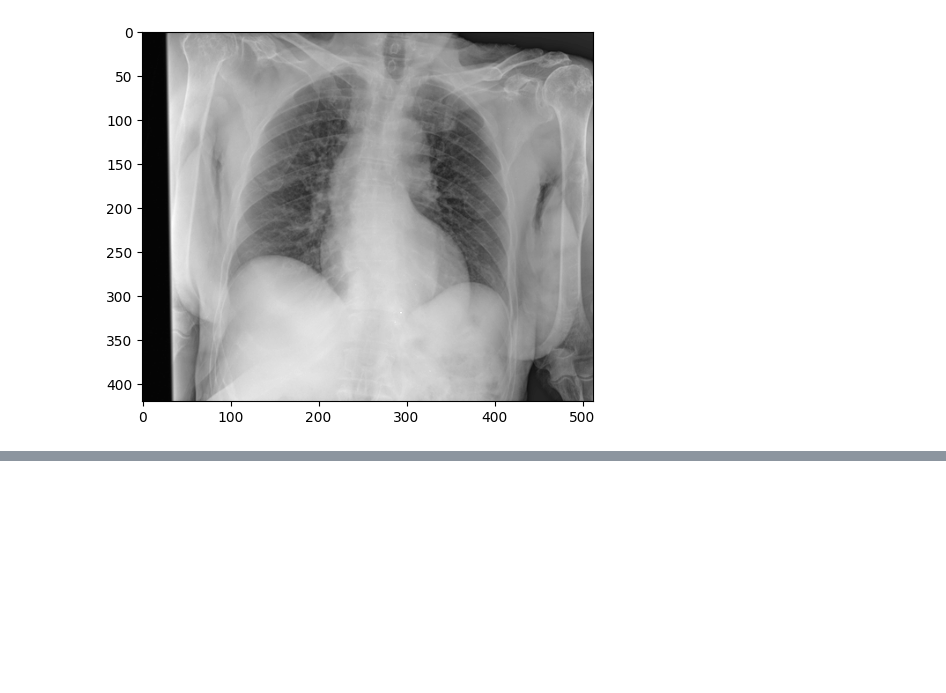
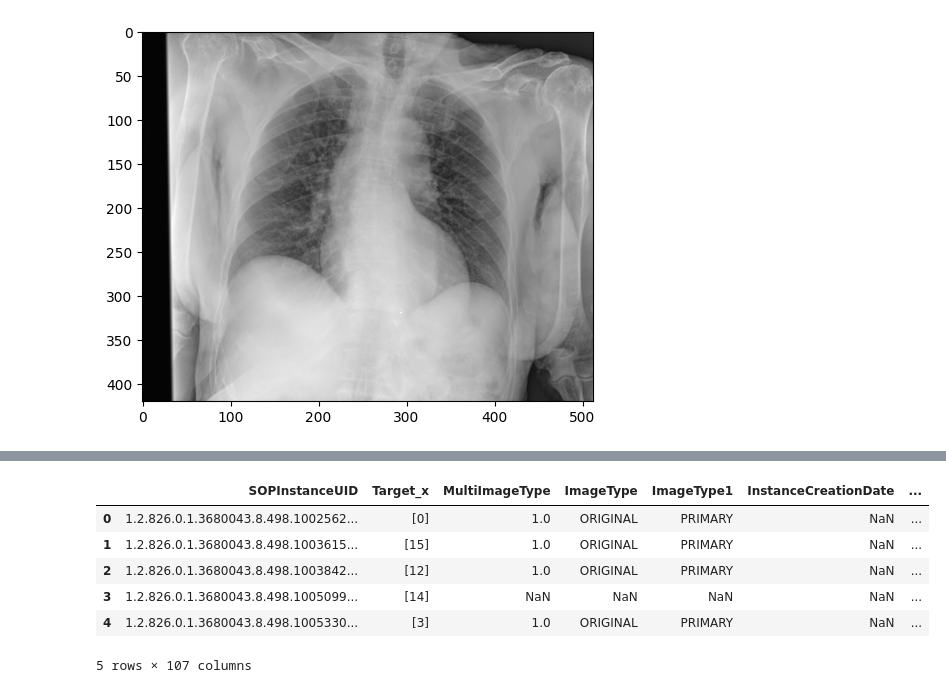
Before and after one commit to Kachroo-cheena/xray_bodypart_classificatiom, a Jupyter notebook: script.ipynb, the cells around one changed output, grey strips where cells are left out. Saved outputs shown, nothing was run; the diff lists cells and outputs as text; code cells hidden in the pictures; blank space fills up the shorter version.

```diff
--- a/script.ipynb
+++ b/script.ipynb
@@ -35,0 +117,6 @@ plt.imshow(image, cmap='gray')
+# %%
+# create a df 'train_dff' and extract required series
+train_dff = pd.DataFrame()
+train_dff['SOPInstanceUID'] = train_df['SOPInstanceUID']
+train_dff['Target'] = train_df['Target']
+train_dff.head(10)
@@ -35,0 +200,3 @@ plt.imshow(image, cmap='gray')
+# %%
+# creating a new series 'Labels' with str representation of labels
+train_dff['Labels'] = train_dff['Target'].apply(lambda x: ' '.join([labels(int(l)) for l in x]))
@@ -35,0 +217,7 @@ plt.imshow(image, cmap='gray')
+# %%
+train_dff = pd.get_dummies(train_dff['Labels'])
+# %%
+train_dff.head(10)
+train_dff['SOPInstanceUID'] = train_df['SOPInstanceUID']
+train_dff['Target'] = train_df['Target']
+train_dff.head(3)
@@ -35,0 +230,11 @@ plt.imshow(image, cmap='gray')
+# %%
+new_train_df = pd.merge(train_df, train_dff, on='SOPInstanceUID')
+new_train_df.head()
+# %% [output]
+|  | SOPInstanceUID | Target_x | MultiImageType | ImageType | ImageType1 | InstanceCreationDate | ... |
+| 0 | 1.2.826.0.1.3680043.8.498.1002562... | [0] | 1.0 | ORIGINAL | PRIMARY | NaN | ... |
+| 1 | 1.2.826.0.1.3680043.8.498.1003615... | [15] | 1.0 | ORIGINAL | PRIMARY | NaN | ... |
+| 2 | 1.2.826.0.1.3680043.8.498.1003842... | [12] | 1.0 | ORIGINAL | PRIMARY | NaN | ... |
+| 3 | 1.2.826.0.1.3680043.8.498.1005099... | [14] | NaN | NaN | NaN | NaN | ... |
+| 4 | 1.2.826.0.1.3680043.8.498.1005330... | [3] | 1.0 | ORIGINAL | PRIMARY | NaN | ... |
+5 rows × 107 columns
```
Also changed, not shown: parts of 16 cells of this notebook, 1 other file.
